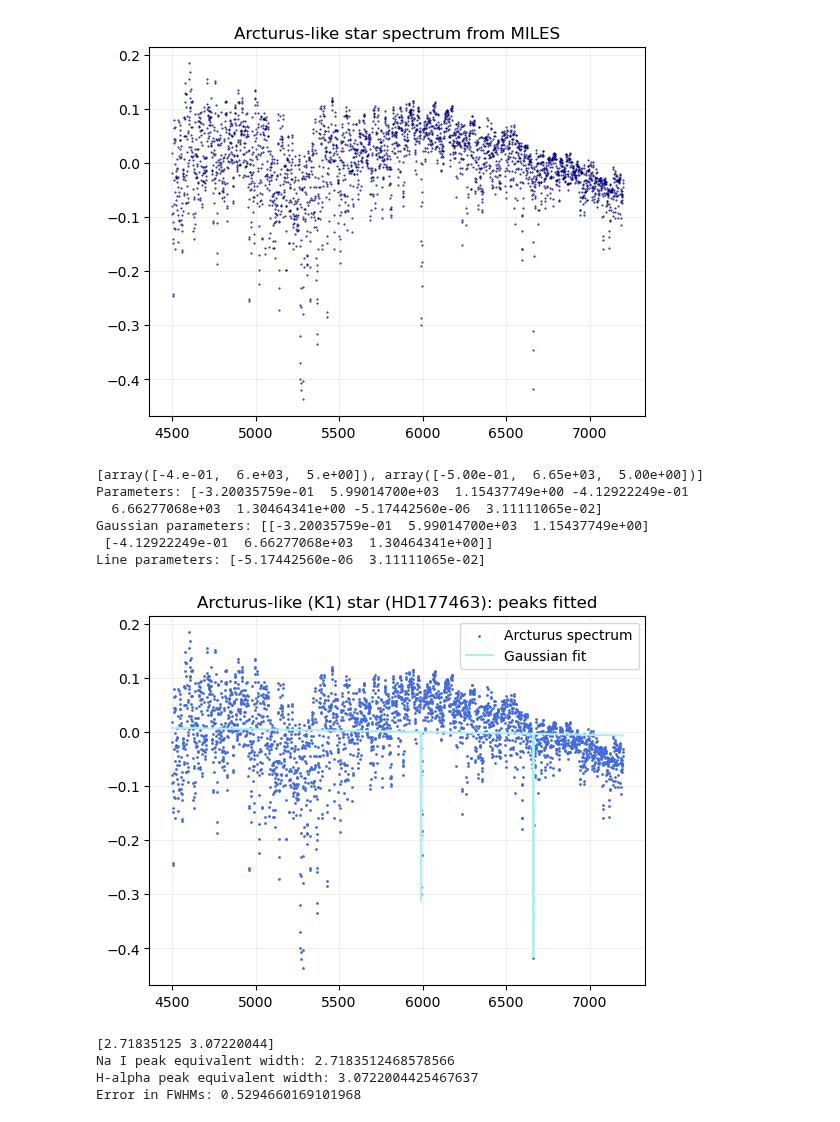
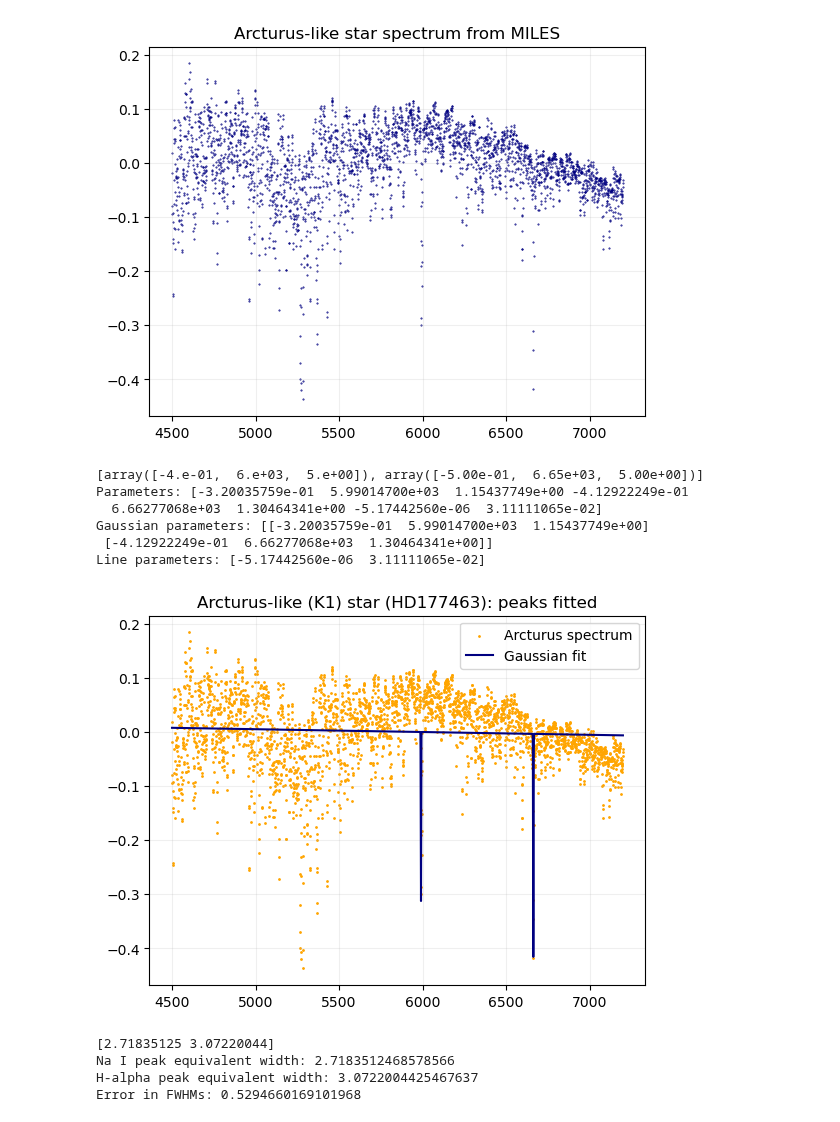
Before and after one commit to Timobrenn/G99-Spectroscopy, a Jupyter notebook: FWHM-arcturus2.ipynb, the cells around one changed output. Cells and saved outputs as stored; diff of their text form; code cells hidden in the pictures.

```diff
--- a/FWHM-arcturus2.ipynb
+++ b/FWHM-arcturus2.ipynb
@@ -458,36 +458,36 @@ print("Parameters:", beta) #it's not printing the figure if i remove this line,
 
 # extracting the fitted parameters
 num_gaussians = len(initial_gaussians)
 gaussian_params = beta[:num_gaussians * 3].reshape((num_gaussians, 3))
 line_params = beta[num_gaussians * 3:]
 
 # poor attempt at error analysis
 # gaussian_params_err = pcov[:num_gaussians * 3].reshape((num_gaussians, 3))
 # exp_params_err = pcov[num_gaussians * 3:]
 err=np.sqrt(np.diag(pcov))
 fwhm_err=2*err[2]*np.sqrt(2*np.log(2))
 
 print("Gaussian parameters:", gaussian_params)
 print("Line parameters:", line_params)
 
 # plotting the final fit
 fig = figure()
 frame = fig.add_subplot(1, 1, 1)
-frame.scatter(x_range_miles, arcturus_miles_line, color="royalblue", label="Arcturus spectrum", s=1)
-frame.plot(x_range_miles, f_superior_line(x_range_miles, *beta), color="paleturquoise", label="Gaussian fit")
+frame.scatter(x_range_miles, arcturus_miles_line, color="orange", label="Arcturus spectrum", s=1)
+frame.plot(x_range_miles, f_superior_line(x_range_miles, *beta), color="navy", label="Gaussian fit")
 frame.set_title("Arcturus-like (K1) star (HD177463): peaks fitted")
 frame.grid(alpha=0.2)
 frame.legend()
 show()
 close(fig)
 # %% [output]
 [array([-4.e-01,  6.e+03,  5.e+00]), array([-5.00e-01,  6.65e+03,  5.00e+00])]
 Parameters: [-3.20035759e-01  5.99014700e+03  1.15437749e+00 -4.12922249e-01
   6.66277068e+03  1.30464341e+00 -5.17442560e-06  3.11111065e-02]
 Gaussian parameters: [[-3.20035759e-01  5.99014700e+03  1.15437749e+00]
  [-4.12922249e-01  6.66277068e+03  1.30464341e+00]]
 Line parameters: [-5.17442560e-06  3.11111065e-02]
-[figure, old version]
+[figure, new version]
 # %%
 def f_line(x,a,b):
     """returns a straight line equation of the form ax+b"""
```
Also changed, not shown: parts of 1 cell of this notebook, 6 other files.
